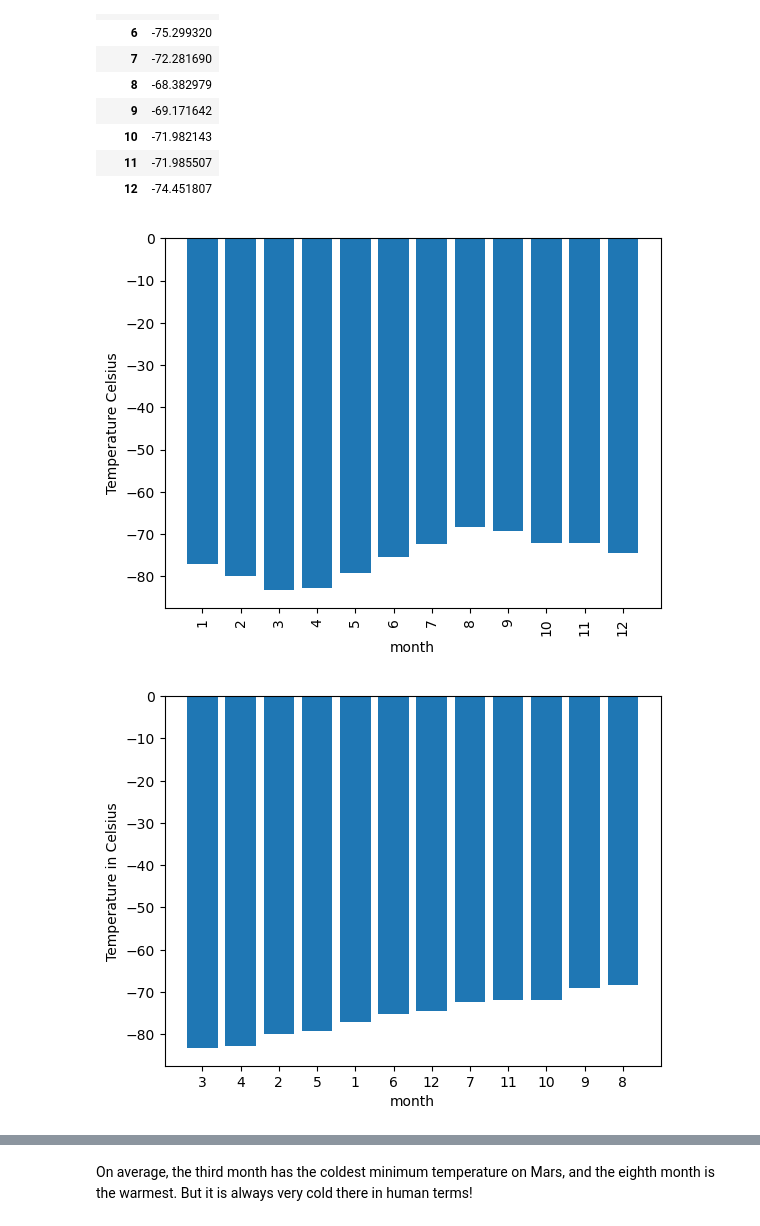
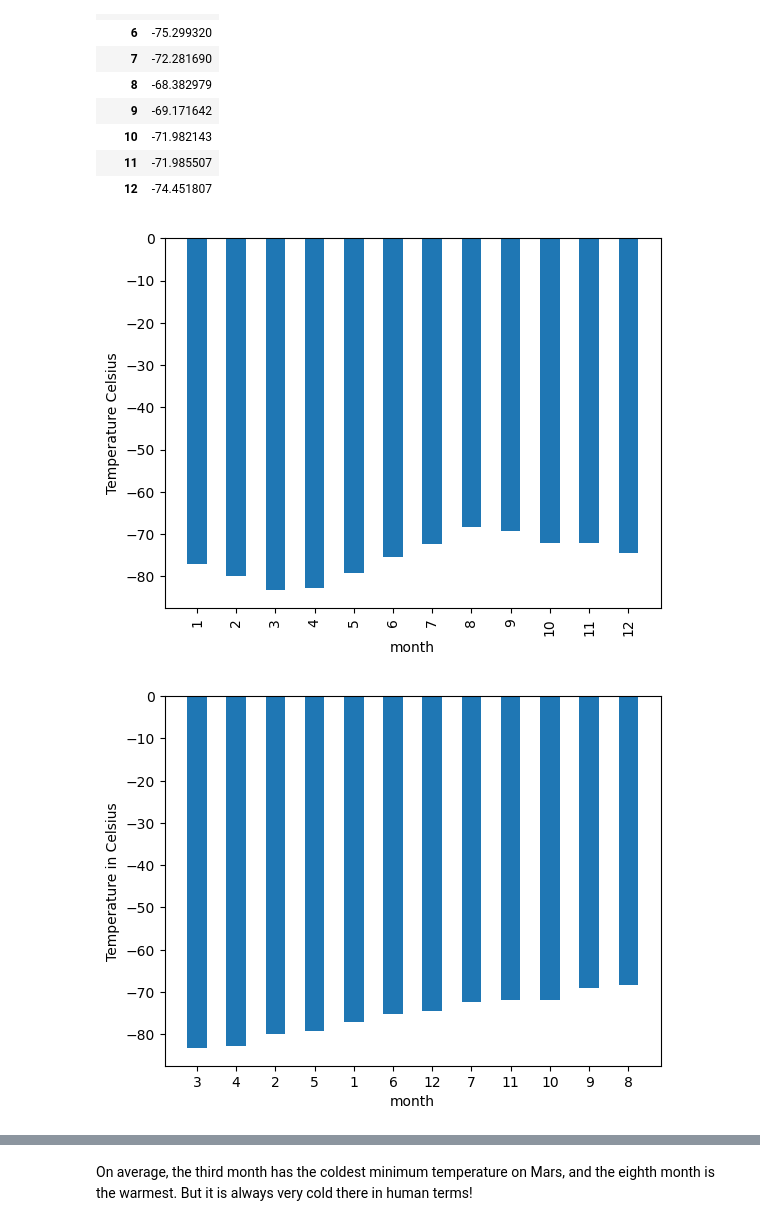
Before and after one commit to cburgyan/mars-news-challenge, a Jupyter notebook: part_2_mars_weather.ipynb, the cells around one changed output, grey strips where cells are left out. Drawn from its saved outputs; the diff is of its cells as text; code cells hidden in the pictures.

Commit message:
complete roughly of plots and saving dataframe

```diff
--- a/part_2_mars_weather.ipynb
+++ b/part_2_mars_weather.ipynb
@@ -195,22 +196,22 @@ avg_temp_by_month_df
 | 12 | -74.451807 |
 # %%
 # Plot the average temperature by month
-plt.bar(avg_temp_by_month_df.index, avg_temp_by_month_df['min_temp'])
+plt.bar(avg_temp_by_month_df.index, avg_temp_by_month_df['min_temp'], width=.5)
 plt.xticks(range(1,13), rotation=90)
 plt.xlabel('month')
 plt.ylabel('Temperature Celsius')
 plt.show()
 # %% [output]
-[figure, old version]
+[figure, new version]
 # %%
 # Identify the coldest and hottest months in Curiosity's location
 sorted_avg_temp_df = avg_temp_by_month_df.sort_values('min_temp')
-plt.bar(range(1,13), sorted_avg_temp_df['min_temp'])
+plt.bar(range(1,13), sorted_avg_temp_df['min_temp'], width=.5)
 plt.xticks(range(1,13),sorted_avg_temp_df.index)
 plt.xlabel('month')
 plt.ylabel('Temperature in Celsius')
 plt.show()
 # %% [output]
-[figure, old version]
+[figure, new version]
 # %%
 # 4. Average pressure by Martian month
```
Also changed, not shown: parts of 6 cells of this notebook, 1 other file.
